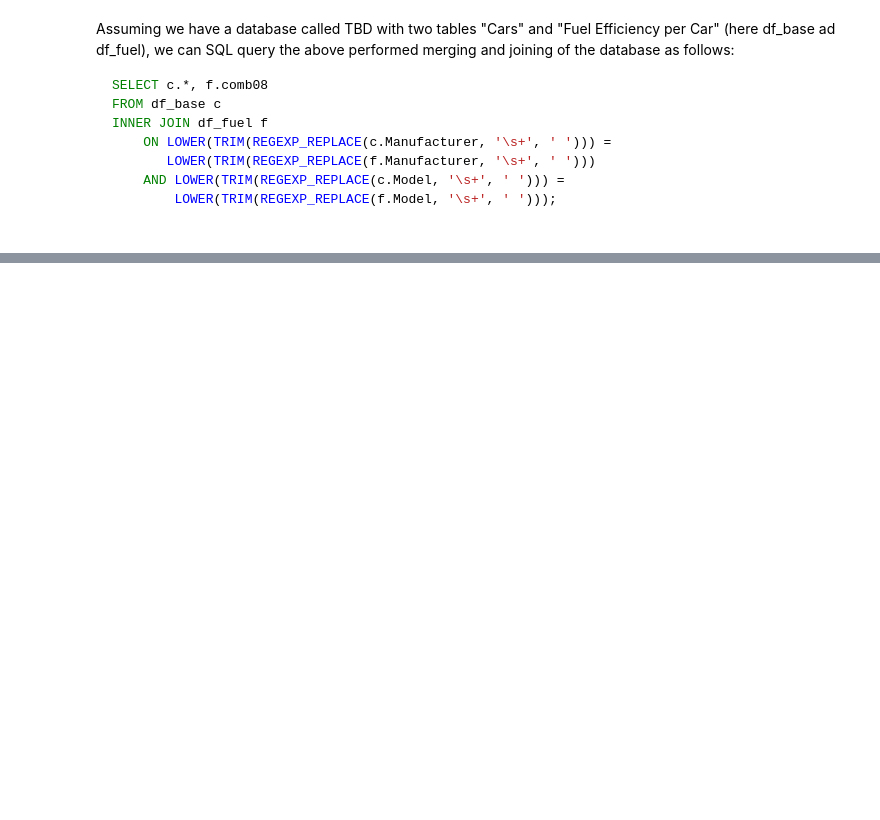
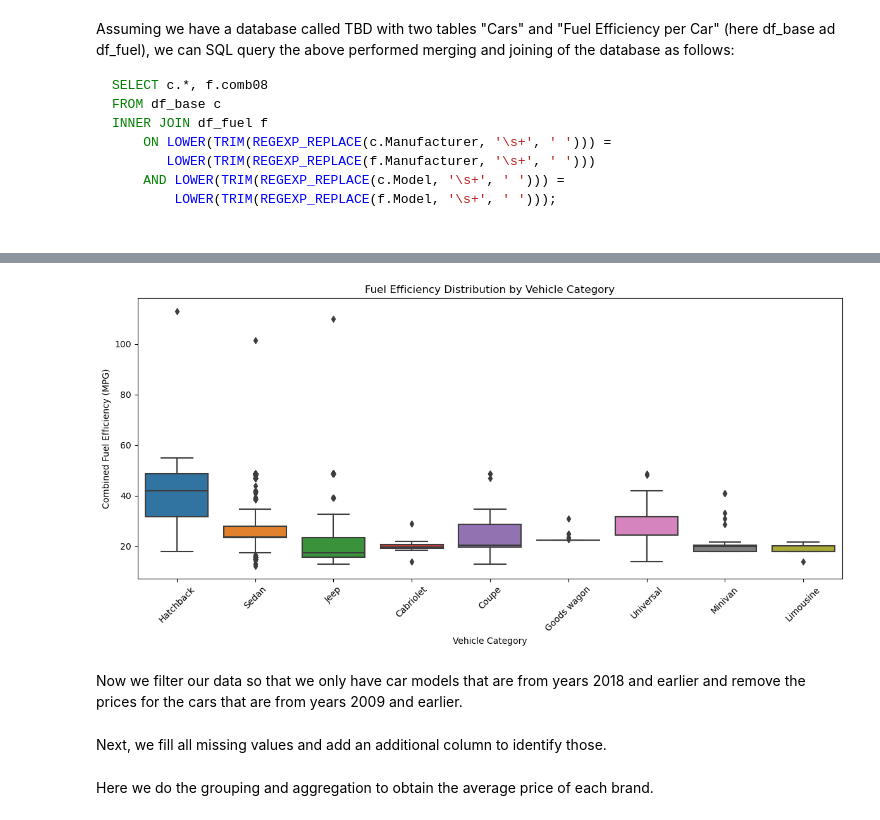
Before and after one commit to noemi00/TeslaAnalytics, a Jupyter notebook: analytics.ipynb, the cells around one changed output, grey strips where cells are left out. Saved outputs shown, nothing was run; the diff lists cells and outputs as text; code cells hidden in the pictures; blank space fills up the shorter version.

```diff
--- a/analytics.ipynb
+++ b/analytics.ipynb
@@ -88,0 +33,24 @@ Name: Manufacturer, dtype: int64
+# %%
+df_fuel = df_fuel.rename(columns={
+    'make': 'Brand',
+    'model': 'Model',
+    'comb08': 'Fuel Efficiency'
+})
+
+df_base = df_base.rename(columns={
+    'Manufacturer': 'Brand',
+    'Prod. year': 'Year'
+})
+# %%
+def clean_text(df, column):
+    return df[column].str.lower().str.strip().str.replace(r'\s+', ' ', regex=True)
+
+df_base['Brand'] = clean_text(df_base, 'Brand')
+df_base['Model'] = clean_text(df_base, 'Model')
+df_fuel['Brand'] = clean_text(df_fuel, 'Brand')
+df_fuel['Model'] = clean_text(df_fuel, 'Model')
+# %%
+df_fuel_unique = df_fuel.groupby(["Brand", "Model"])["Fuel Efficiency"].mean().reset_index() #in df_fuel, each model has multiple FE values, so we average it
+df_base = df_base.merge(df_fuel_unique, on=["Brand", "Model"], how="left")
+# %%
+df_base = df_base.dropna(subset=['Fuel Efficiency'])
@@ -122,0 +142,13 @@ INNER JOIN df_fuel f
+# %%
+plt.figure(figsize=(12, 6))
+sns.boxplot(data=df_base, x='Category', y='Fuel Efficiency')
+plt.xticks(rotation=45)
+plt.title('Fuel Efficiency Distribution by Vehicle Category')
+plt.xlabel('Vehicle Category')
+plt.ylabel('Combined Fuel Efficiency (MPG)')
+plt.tight_layout()
+plt.show()
+# %% [output]
+[figure, added]
+# %% [markdown]
+Now we filter our data so that we only have car models that are from years 2018 and earlier and remove the prices for the cars that are from years 2009 and earlier.
@@ -122,0 +158,2 @@ INNER JOIN df_fuel f
+# %% [markdown]
+Next, we fill all missing values and add an additional column to identify those.
@@ -122,0 +164,2 @@ INNER JOIN df_fuel f
+# %% [markdown]
+Here we do the grouping and aggregation to obtain the average price of each brand.
```
Also changed, not shown: parts of 25 cells of this notebook, 1 other file.
